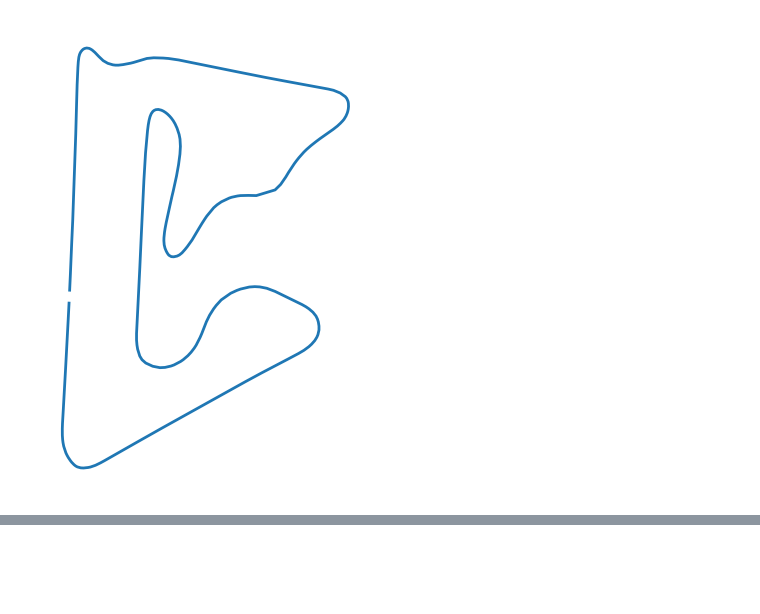
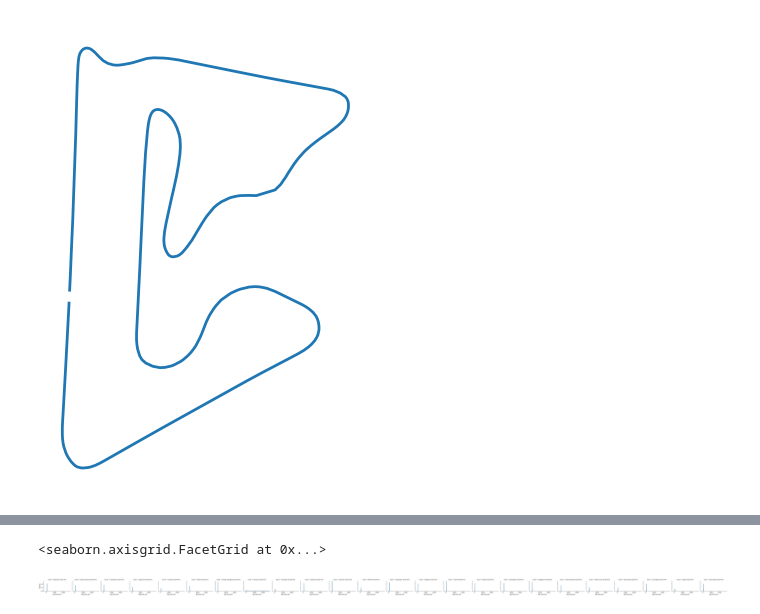
Before and after one commit to briannaghinds/racr, a Jupyter notebook: EDA/basics.ipynb, the cells around one changed output, grey strips where cells are left out. Cells and saved outputs as stored; diff of their text form; code cells hidden in the pictures; blank space fills up the shorter version.

```diff
--- a/EDA/basics.ipynb
+++ b/EDA/basics.ipynb
@@ -239,0 +288,6 @@ from constants import TRACKS, INPUT_COLS, DEFAULT_VALS
+# %%
+graph = sns.FacetGrid(laps, col="track", height=2, aspect=1.5)
+graph.map(sns.kdeplot, "lap_time_sec")
+# %% [output]
+<seaborn.axisgrid.FacetGrid at 0x...>
+[figure, added]
```
Also changed, not shown: parts of 4 cells of this notebook.
